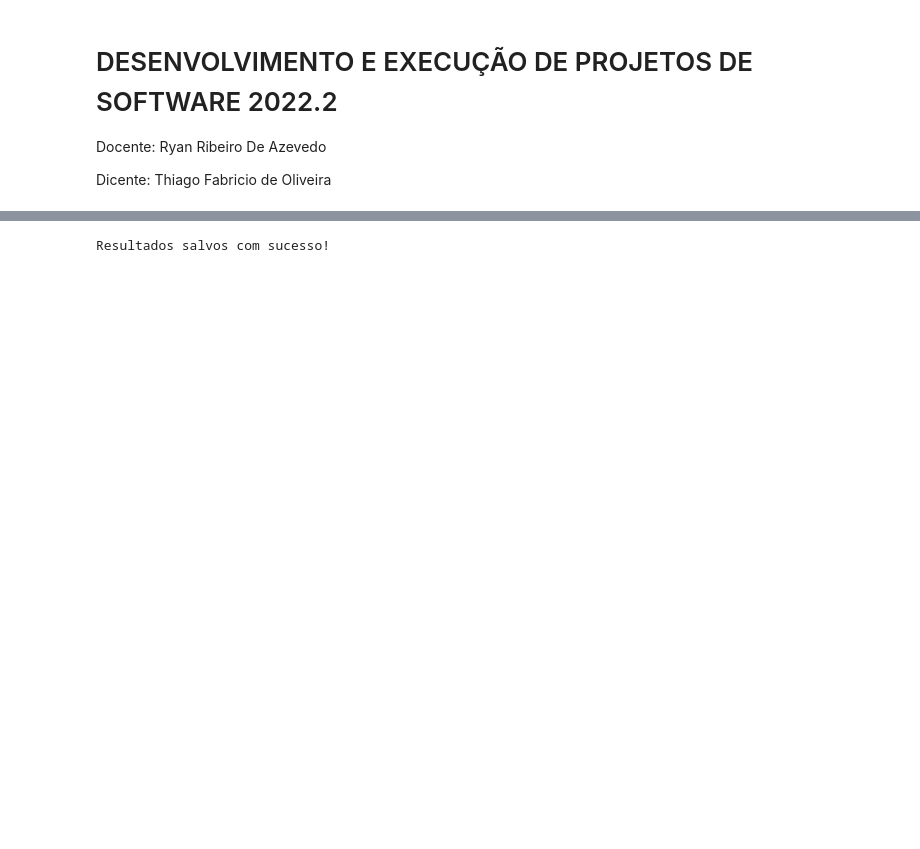
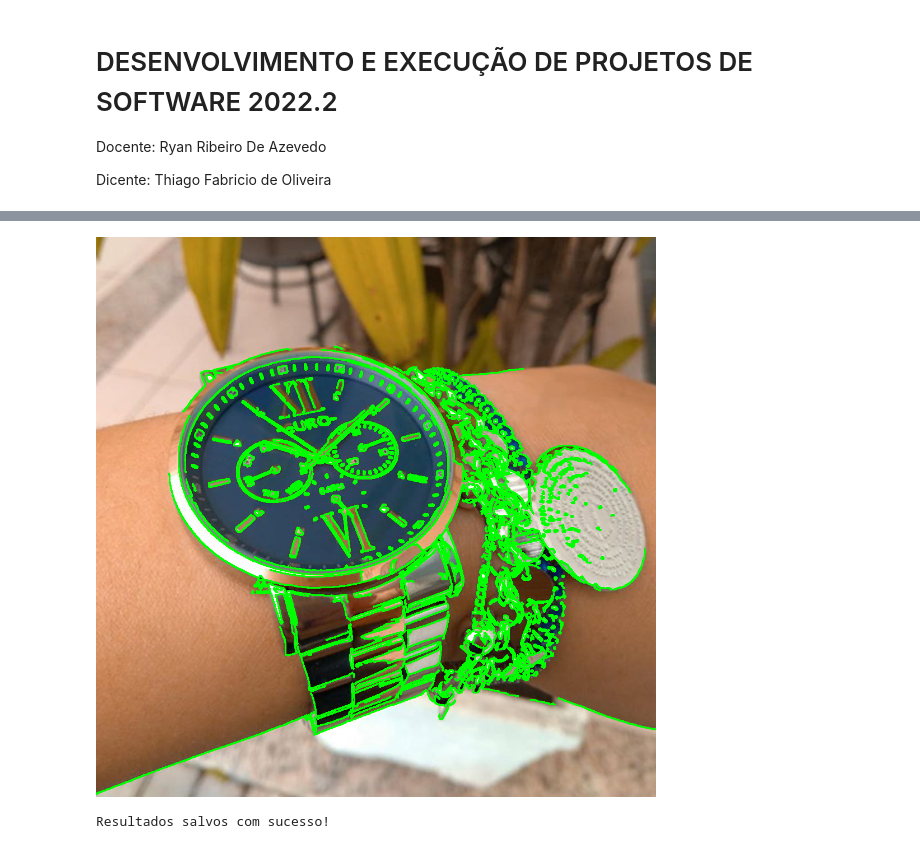
Before and after one commit to ThFabricio/desenvolvimento-e-execucao-de-software, a Jupyter notebook: atividades/exercicio-02/exercicio-02.ipynb, the cells around one changed output, grey strips where cells are left out. Saved outputs shown, nothing was run; the diff lists cells and outputs as text; code cells hidden in the pictures; blank space fills up the shorter version.

```diff
--- a/atividades/exercicio-02/exercicio-02.ipynb
+++ b/atividades/exercicio-02/exercicio-02.ipynb
@@ -35,22 +58,14 @@ cv2.destroyAllWindows()
 # %%
-# Aplicar o algoritmo de detecção de bordas de Canny
-bordas = cv2.Canny(imagem_cinza, 100, 200)
-
-# Exibir as bordas detectadas
-cv2.imshow('Detecção de Bordas', bordas)
-cv2.waitKey(0)
-cv2.destroyAllWindows()
-
-# Encontrar os contornos na imagem
+# Encontrando os contornos na imagem
 contornos, _ = cv2.findContours(bordas, cv2.RETR_EXTERNAL, cv2.CHAIN_APPROX_SIMPLE)
 
-# Desenhar os contornos na imagem original
+# Desenhando os contornos na imagem original
 cv2.drawContours(imagem, contornos, -1, (0, 255, 0), 2)
 
-# Exibir os contornos encontrados na imagem original
-cv2.imshow('Contornos', imagem)
-cv2.waitKey(0)
-cv2.destroyAllWindows()
+# Exibindo os contornos encontrados na imagem original
+cv2_imshow(imagem)
+# %% [output]
+[figure, added]
 # %%
 # Salvar a imagem com os contornos
 cv2.imwrite('imagem_contornos.jpg', imagem)
```
Also changed, not shown: parts of 13 cells of this notebook.
